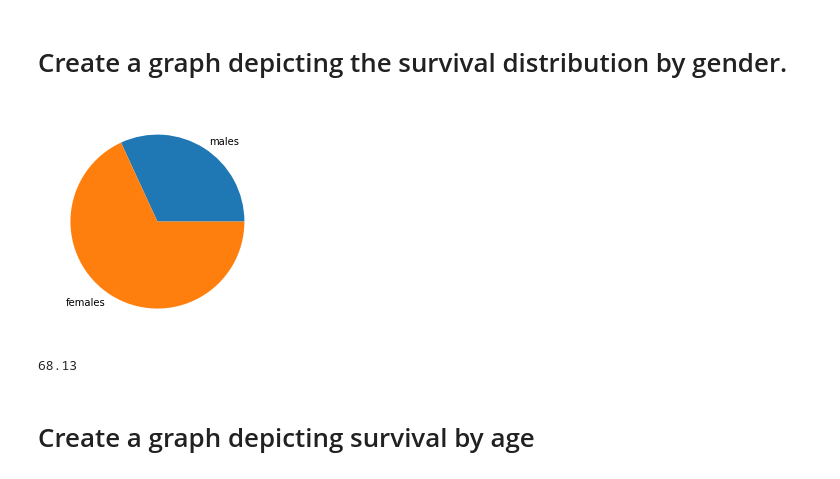
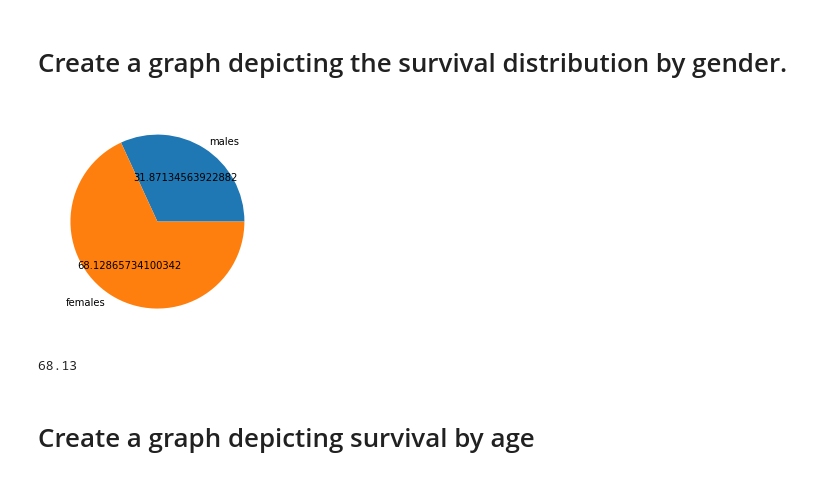
Before and after one commit to JoeGanser/ds-eda-interpolation-qa-internal, a Jupyter notebook: index.ipynb, the cells around one changed output. Saved outputs shown, nothing was run; the diff lists cells and outputs as text; code cells hidden in the pictures.

```diff
--- a/index.ipynb
+++ b/index.ipynb
@@ -70,15 +70,15 @@ plt.show()
 # %%
 #Your code here
 male = len(survived[survived['Sex']=='male'])
 male_pct = round(100*male/len(survived['Sex'].dropna()),2)
 female_pct = 100-male_pct
 female = len(survived[survived['Sex']=='female'],)
 x=[male,female]
-plt.pie(x,labels=['males','females'],a)
+plt.pie(x,labels=['males','females'],autopct=str)
 plt.show()
 print(female_pct)
 # %% [output]
-[figure, old version]
+[figure, new version]
 68.13
 # %% [markdown]
 # Create a graph depicting survival by age
```
